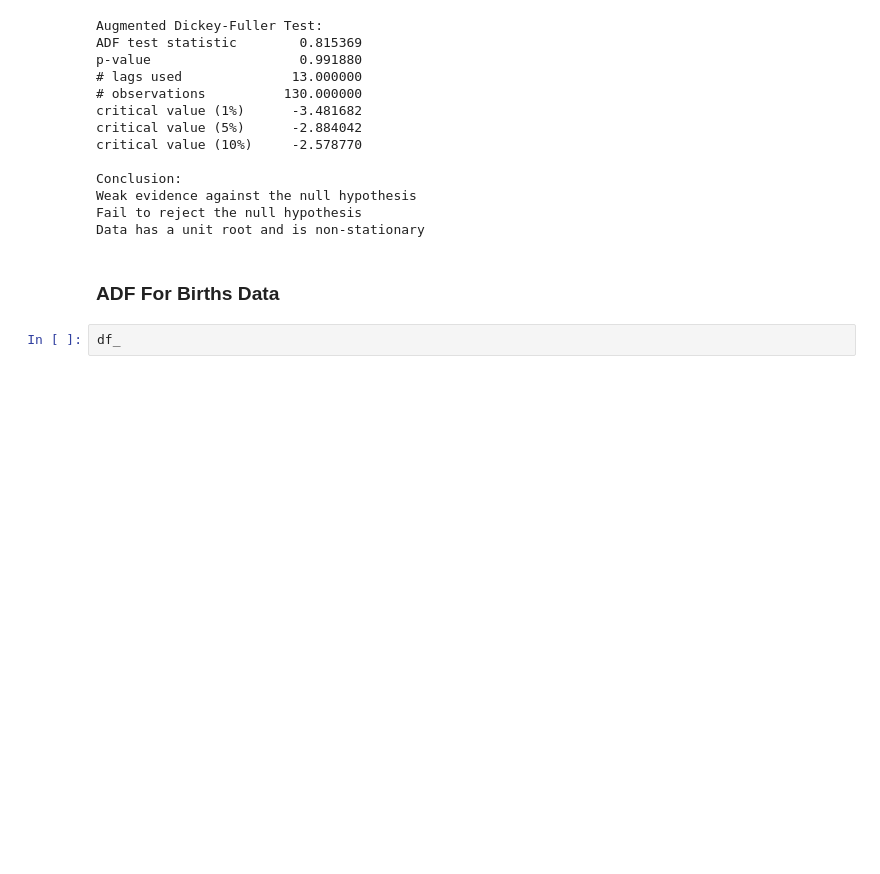
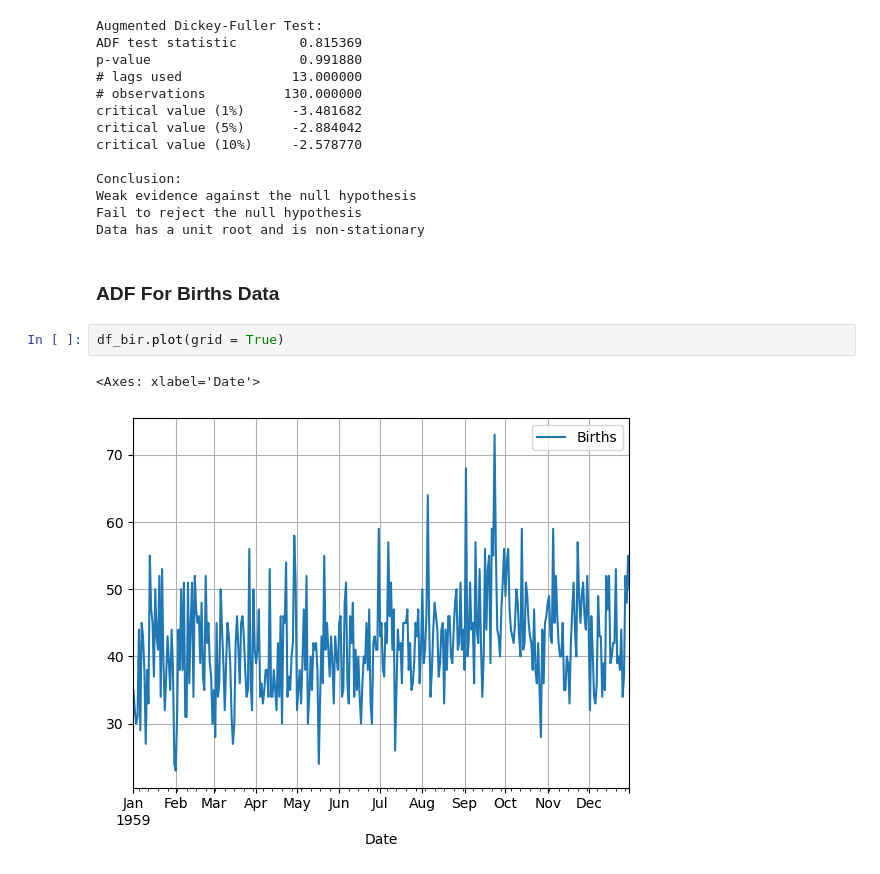
Before and after one commit to Shiska07/Data-Science-and-Machine-Learning, a Jupyter notebook: Time-Series-Analysis/Descriptive Statistics and Tests.ipynb, the cells around one changed output. Saved outputs shown, nothing was run; the diff lists cells and outputs as text; blank space fills up the shorter version.

```diff
--- a/Time-Series-Analysis/Descriptive Statistics and Tests.ipynb
+++ b/Time-Series-Analysis/Descriptive Statistics and Tests.ipynb
@@ -132,5 +132,8 @@ Fail to reject the null hypothesis
 Data has a unit root and is non-stationary
 # %% [markdown]
 ### ADF For Births Data
-# %%
-df_
+# %%
+df_bir.plot(grid = True)
+# %% [output]
+<Axes: xlabel='Date'>
+[figure, added]
```
Also changed, not shown: parts of 12 cells of this notebook.
